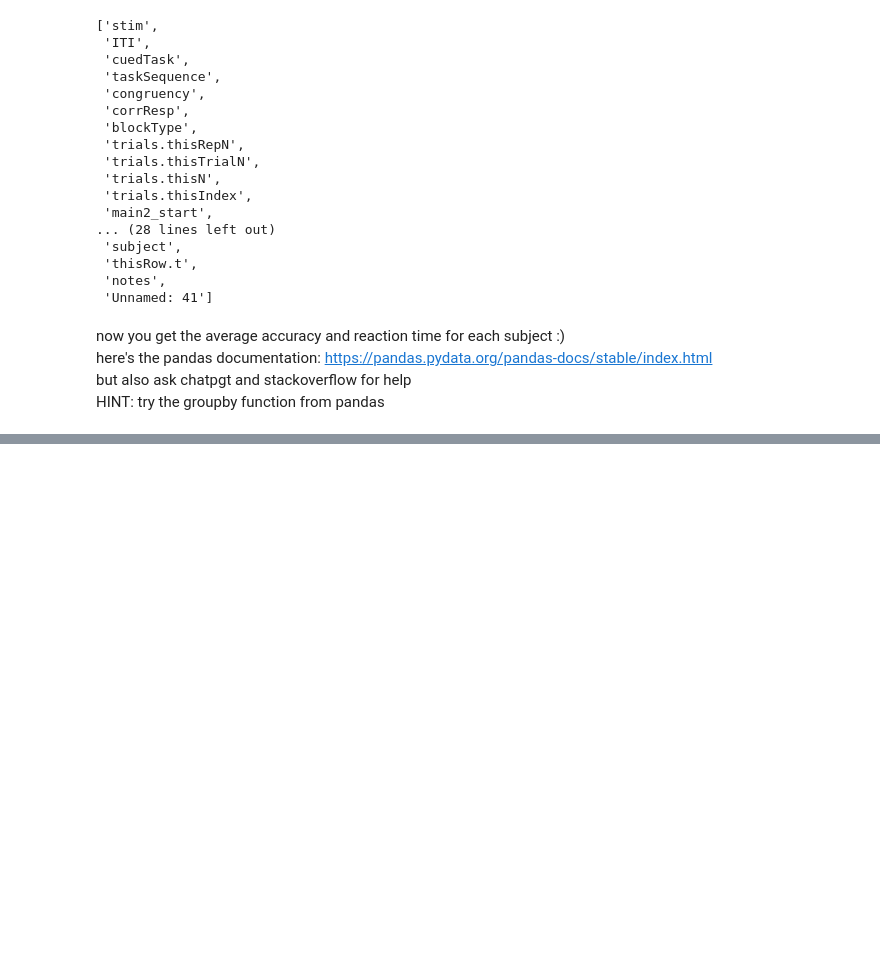
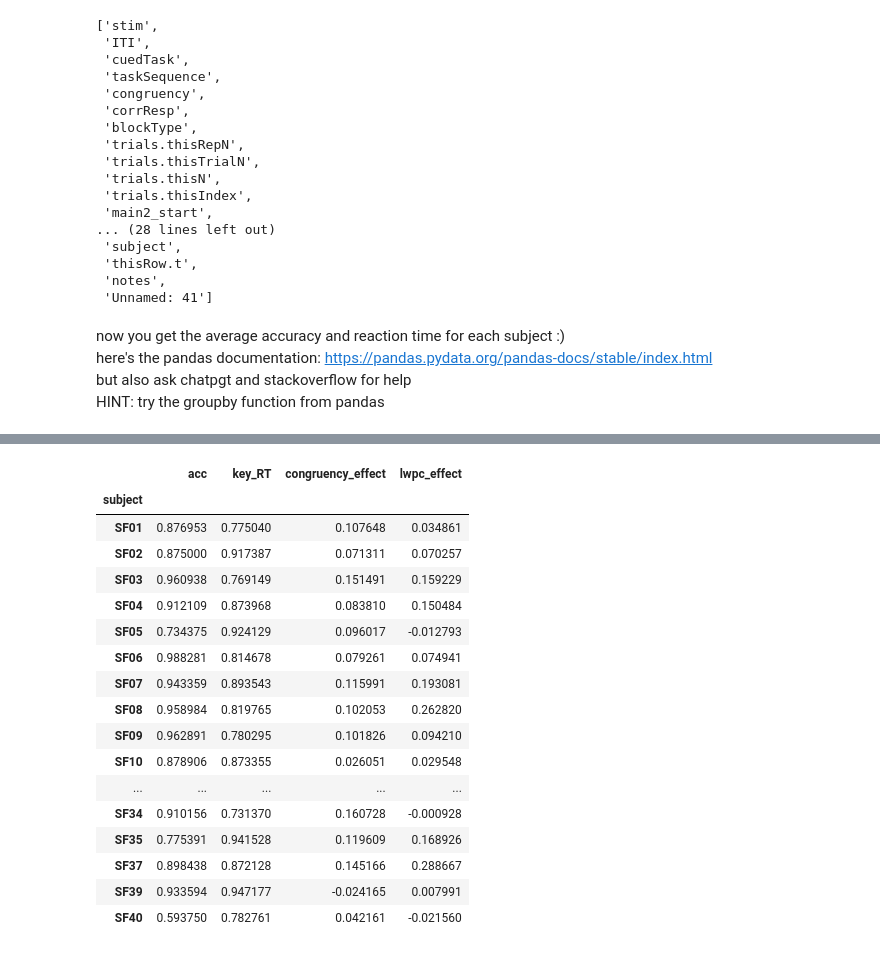
Before and after one commit to jimzhang629/StabFlexCNRISpring24, a Jupyter notebook: behavioralAnalysis_template.ipynb, the cells around one changed output, grey strips where cells are left out. Cells and saved outputs as stored; diff of their text form; code cells hidden in the pictures; blank space fills up the shorter version.

```diff
--- a/behavioralAnalysis_template.ipynb
+++ b/behavioralAnalysis_template.ipynb
@@ -112,0 +173,6 @@ HINT: try the groupby function from pandas
+# %%
+# Calculate the average RT for correct trials, grouped by subject and congruency
+congruency_avg = correct_trials.groupby(['subject', 'congruency'])['key_RT'].mean()
+
+# Unstack the congruency level of the index to get 'i' and 'c' as separate columns
+congruency_avg_unstacked = congruency_avg.unstack()
@@ -112,0 +216,7 @@ HINT: try the groupby function from pandas
+# %%
+ # Calculate the congruency effect as the difference between incongruent and congruent RTs
+ # and add this column to our overall avg dataframe
+overall_avg['congruency_effect'] = congruency_avg_unstacked['i'] - congruency_avg_unstacked['c']
+
+# our overall avg dataframe now has a 'congruency_effect' column for each subject
+overall_avg
@@ -112,0 +303,28 @@ HINT: try the groupby function from pandas
+# %%
+incongruent_avg_high_con_blocks = congruency_and_block_type_unstacked['C']['i'] + congruency_and_block_type_unstacked['D']['i']
+congruent_avg_high_con_blocks = congruency_and_block_type_unstacked['C']['c'] + congruency_and_block_type_unstacked['D']['c']
+incongruent_avg_low_con_blocks = congruency_and_block_type_unstacked['A']['i'] + congruency_and_block_type_unstacked['B']['i']
+congruent_avg_low_con_blocks = congruency_and_block_type_unstacked['A']['c'] + congruency_and_block_type_unstacked['B']['c']
+
+overall_avg['lwpc_effect'] = (incongruent_avg_high_con_blocks - congruent_avg_high_con_blocks) - (incongruent_avg_low_con_blocks - congruent_avg_low_con_blocks)
+# %%
+overall_avg
+# %% [output]
+|  | acc | key_RT | congruency_effect | lwpc_effect |
+| subject |  |  |  |  |
+| SF01 | 0.876953 | 0.775040 | 0.107648 | 0.034861 |
+| SF02 | 0.875000 | 0.917387 | 0.071311 | 0.070257 |
+| SF03 | 0.960938 | 0.769149 | 0.151491 | 0.159229 |
+| SF04 | 0.912109 | 0.873968 | 0.083810 | 0.150484 |
+| SF05 | 0.734375 | 0.924129 | 0.096017 | -0.012793 |
+| SF06 | 0.988281 | 0.814678 | 0.079261 | 0.074941 |
+| SF07 | 0.943359 | 0.893543 | 0.115991 | 0.193081 |
+| SF08 | 0.958984 | 0.819765 | 0.102053 | 0.262820 |
+| SF09 | 0.962891 | 0.780295 | 0.101826 | 0.094210 |
+| SF10 | 0.878906 | 0.873355 | 0.026051 | 0.029548 |
+| ... | ... | ... | ... | ... |
+| SF34 | 0.910156 | 0.731370 | 0.160728 | -0.000928 |
+| SF35 | 0.775391 | 0.941528 | 0.119609 | 0.168926 |
+| SF37 | 0.898438 | 0.872128 | 0.145166 | 0.288667 |
+| SF39 | 0.933594 | 0.947177 | -0.024165 | 0.007991 |
+| SF40 | 0.593750 | 0.782761 | 0.042161 | -0.021560 |
```
Also changed, not shown: parts of 18 cells of this notebook.
